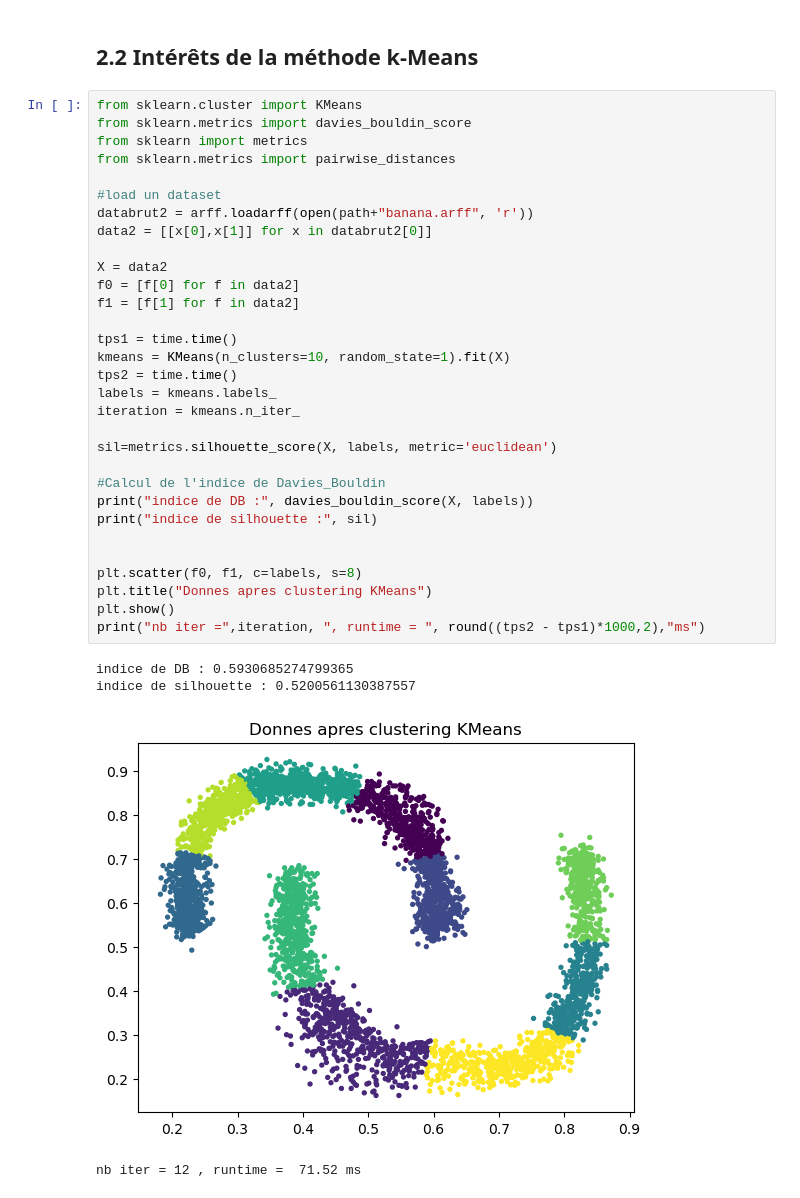
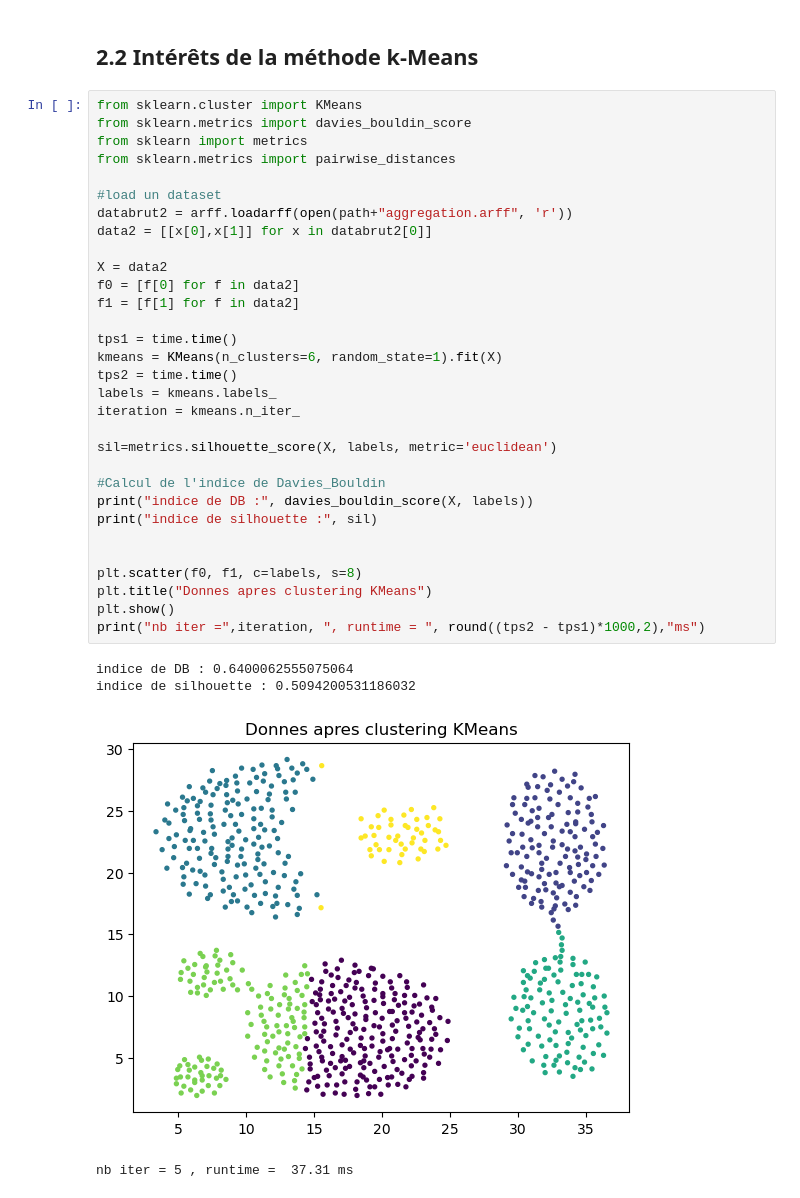
Before and after one commit to Enario4/ApprentissageNonSupervise, a Jupyter notebook: Clustering.ipynb, the cells around one changed output. Cells and saved outputs as stored; diff of their text form.

```diff
--- a/Clustering.ipynb
+++ b/Clustering.ipynb
@@ -71,36 +71,36 @@ nb clusters = 3 , nb iter = 3 , runtime =  44.86 ms
 # %%
 from sklearn.cluster import KMeans
 from sklearn.metrics import davies_bouldin_score
 from sklearn import metrics
 from sklearn.metrics import pairwise_distances
 
 #load un dataset
-databrut2 = arff.loadarff(open(path+"banana.arff", 'r'))
+databrut2 = arff.loadarff(open(path+"aggregation.arff", 'r'))
 data2 = [[x[0],x[1]] for x in databrut2[0]]
 
 X = data2
 f0 = [f[0] for f in data2]
 f1 = [f[1] for f in data2]
 
 tps1 = time.time()
-kmeans = KMeans(n_clusters=10, random_state=1).fit(X)
+kmeans = KMeans(n_clusters=6, random_state=1).fit(X)
 tps2 = time.time()
 labels = kmeans.labels_
 iteration = kmeans.n_iter_
 
 sil=metrics.silhouette_score(X, labels, metric='euclidean')
 
 #Calcul de l'indice de Davies_Bouldin
 print("indice de DB :", davies_bouldin_score(X, labels))
 print("indice de silhouette :", sil)
 
 
 plt.scatter(f0, f1, c=labels, s=8)
 plt.title("Donnes apres clustering KMeans")
 plt.show()
 print("nb iter =",iteration, ", runtime = ", round((tps2 - tps1)*1000,2),"ms")
 # %% [output]
-indice de DB : 0.5930685274799365
-indice de silhouette : 0.5200561130387557
+indice de DB : 0.6400062555075064
+indice de silhouette : 0.5094200531186032
-[figure, old version]
+[figure, new version]
-nb iter = 12 , runtime =  71.52 ms
+nb iter = 5 , runtime =  37.31 ms
```
Also changed, not shown: parts of 3 cells of this notebook, 2 other files.
